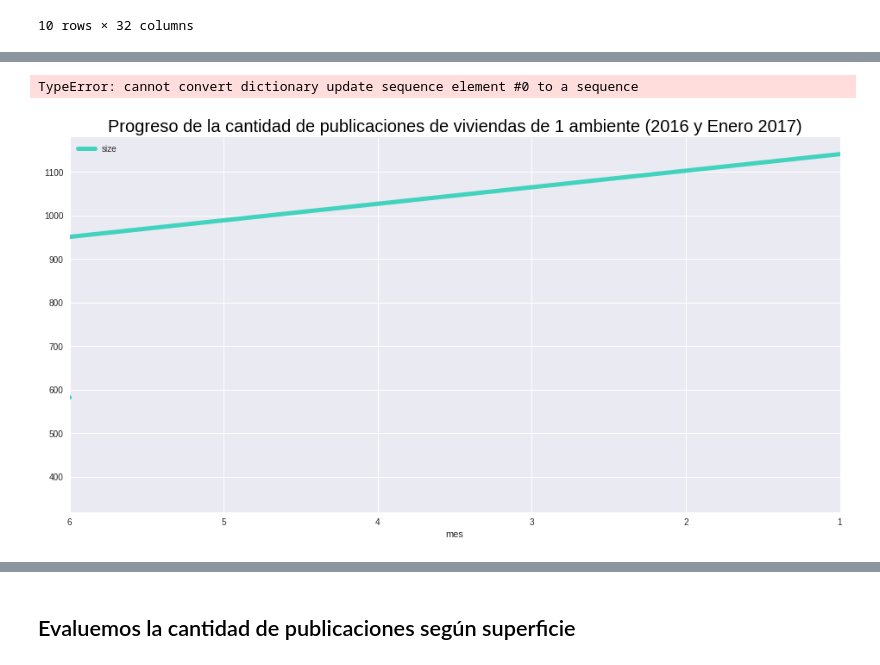
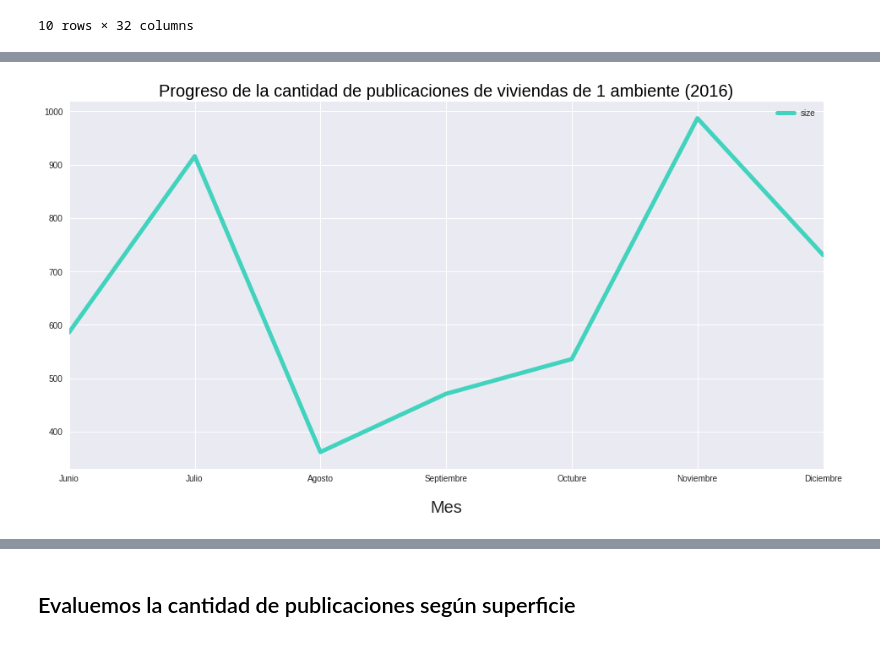
Before and after one commit to nicolaslongo/datos-TP1, a Jupyter notebook: Tendencia o crisis habitacional.ipynb, the cells around one changed output, grey strips where cells are left out. Saved outputs shown, nothing was run; the diff lists cells and outputs as text; code cells hidden in the pictures.

```diff
--- a/Tendencia o crisis habitacional.ipynb
+++ b/Tendencia o crisis habitacional.ipynb
@@ -160,10 +155,11 @@ pev.head(10)
 | 18 | Argentina | 2016-07-01 | USD | Es un departamento SEMIPISO de do... | NaN | NaN | 3.0 | 3428775.0 | 0b62bdbd15d889155329f5db3cd92f9ae... | ... |
 10 rows × 32 columns
 # %%
+#   pev.loc[((pev.property_type.str.contains('house')) | (pev.property_type.str.contains('apartment'))) &\
+
 pev_1amb_2016 = \
-    pev.loc[((pev.property_type.str.contains('house')) | (pev.property_type.str.contains('apartment'))) &\
-            (pev.rooms==1) & (pev.anio == 2016), ['mes', 'state_name']].groupby('mes').\
-            agg([np.size])
+    pev.loc[(~pev.property_type.str.contains('store')) & (pev.rooms==1) & (pev.anio == 2016) & (pev.mes > 05), \
+            ['mes', 'state_name']].groupby('mes').agg([np.size])
 pev_1amb_2016 = pd.DataFrame(pev_1amb_2016.to_records())
 pev_1amb_2016.columns=['mes','size']
 pev_1amb_2016
@@ -223,11 +184,10 @@ for_plot2
 # %%
 f=plt.figure()
-ax=for_plot2.plot(figsize=(16,8), ax=f.gca(), linewidth=5.0, color='#41D3BD')
-ax.set_title('Progreso de la cantidad de publicaciones de viviendas de 1 ambiente (2016 y Enero 2017)',\
+ax=pev_1amb_2016.plot( y='size', figsize=(16,8), ax=f.gca(), linewidth=5.0, color='#41D3BD')
+ax.set_title('Progreso de la cantidad de publicaciones de viviendas de 1 ambiente (2016)',\
              color='black',size=20.0)
-ax.set_xticklabels(['Junio','Julio', 'Agosto', 'Septiembre','Octubre', 'Noviembre', 'Diciembre', 'Enero (2017)'])
+ax.set_xticklabels(['Junio','Julio', 'Agosto', 'Septiembre','Octubre', 'Noviembre', 'Diciembre'])
 ax.set_xlabel('Mes',size=20.0,labelpad=20.0);
 plt.show()
 # %% [output]
-TypeError: cannot convert dictionary update sequence element #0 to a sequence
-[figure, old version]
+[figure, new version]
```
Also changed, not shown: parts of 9 cells of this notebook.
